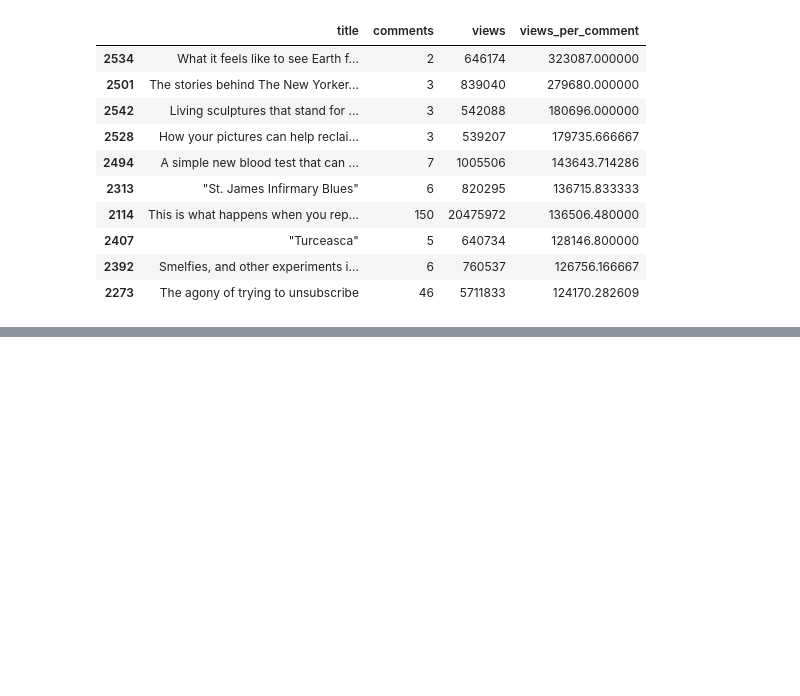
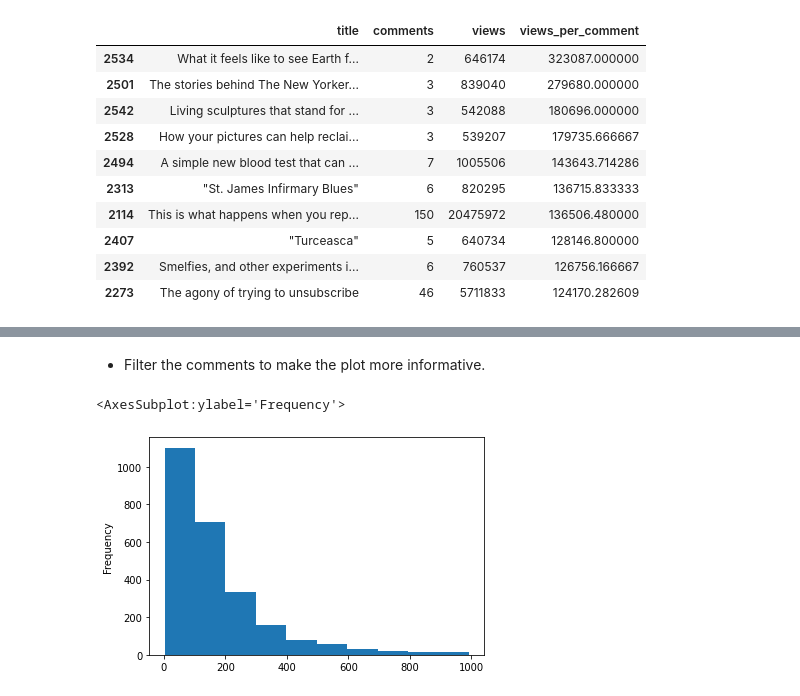
Before and after one commit to benkaan001/pandas_and_beyond, a Jupyter notebook: analyze_data/05_ted_talks.ipynb, the cells around one changed output, grey strips where cells are left out. Drawn from its saved outputs; the diff is of its cells as text; code cells hidden in the pictures; blank space fills up the shorter version.

```diff
--- a/analyze_data/05_ted_talks.ipynb
+++ b/analyze_data/05_ted_talks.ipynb
@@ -168,0 +193,7 @@ df.sort_values('views_per_comment', ascending=False)\
+# %% [markdown]
+- Filter the comments to make the plot more informative.
+# %%
+df.query('comments <1000').comments.plot(kind='hist')
+# %% [output]
+<AxesSubplot:ylabel='Frequency'>
+[figure, added]
```
Also changed, not shown: parts of 13 cells of this notebook.
